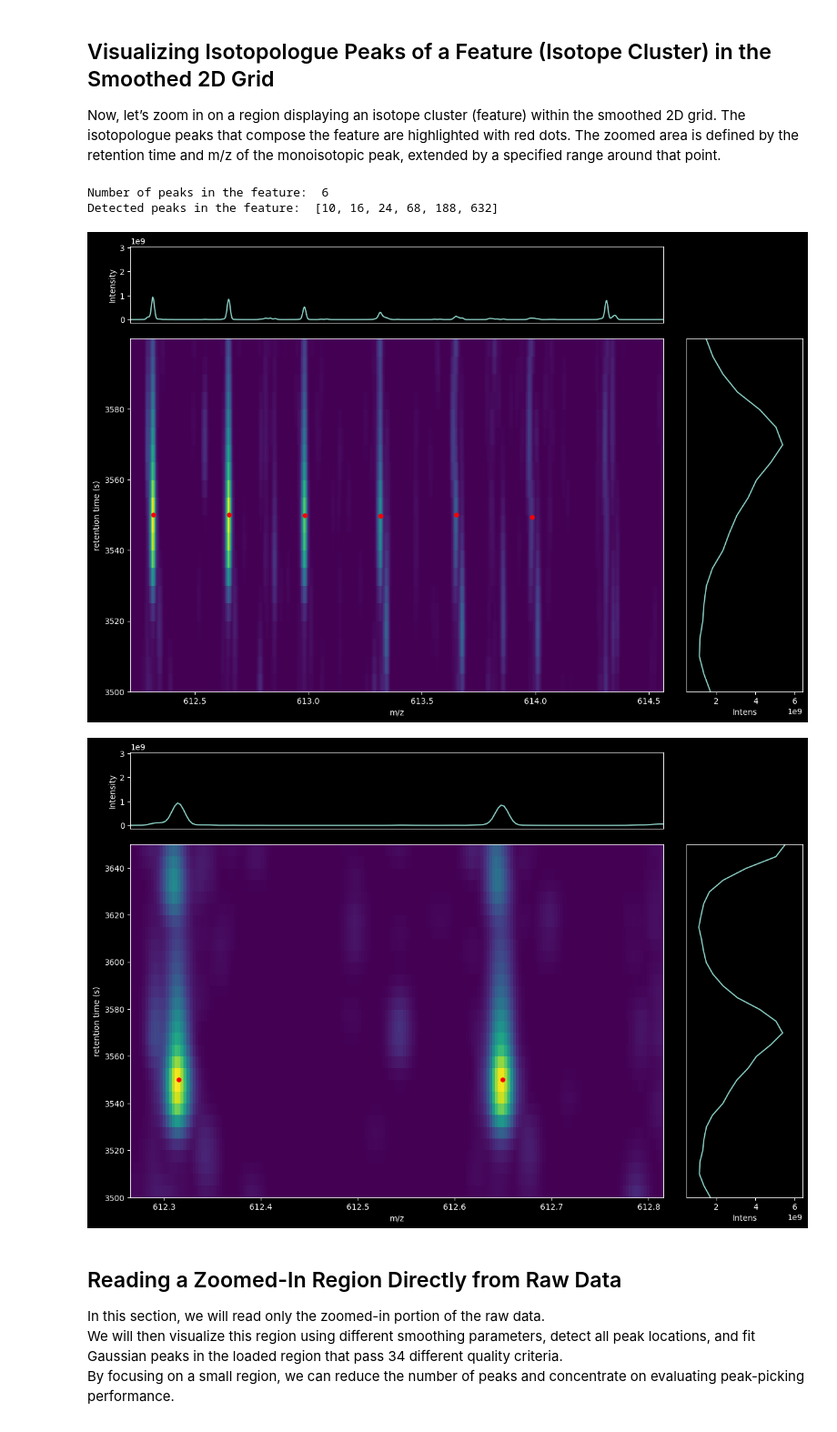
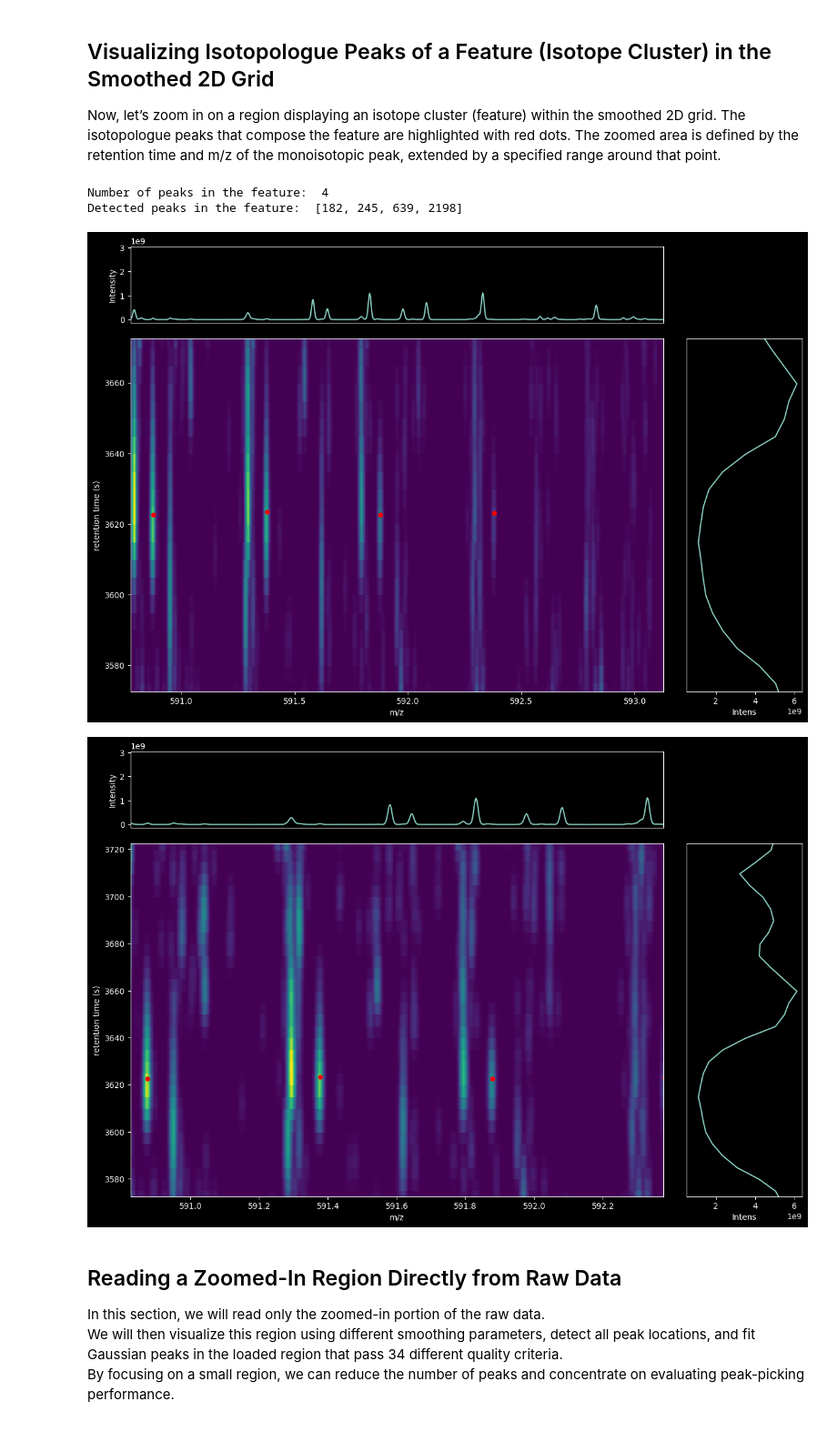
Before and after one commit to PASTAQ-MS/PASTAQ, a Jupyter notebook: examples/pastaqExamples.ipynb, the cells around one changed output. Shown at 91% size. Saved outputs shown, nothing was run; the diff lists cells and outputs as text; code cells hidden in the pictures.

```diff
--- a/examples/pastaqExamples.ipynb
+++ b/examples/pastaqExamples.ipynb
@@ -263,32 +263,32 @@ Now, let’s zoom in on a region displaying an isotope cluster (feature) within
 The zoomed area is defined by the retention time and m/z of the monoisotopic peak, extended by a specified range around that point.
 # %%
 # show zoom in isotope cluster with detected peaks
-peak1Idx = 24
+peak1Idx = 245
 rtp = 50 # retention in seconds added to isotope cluster monoisotopic peak m/z value (define the positive extension range of the plot in retention time)
 rtm = 50 # retention in seconds substracted to isotope cluster monoisotopic peak m/z value (define the negative extension range of the plot in retention time)
 mzm = 0.1 # m/z in Da added to isotope cluster monoisotopic peak m/z value (define the positive extension range of the plot in m/z)
 mzp = 2.25 # m/z in Da substracted to isotope cluster monoisotopic peak m/z value (define the negative extension range of the plot in m/z)
 
 featuresList = [obj for obj in features1 if peak1Idx in obj.peak_ids]
 if len(featuresList) > 1:
     print('More than one feature detected for the peak')
 print('Number of peaks in the feature: ', len(featuresList[0].peak_ids))
 print('Detected peaks in the feature: ', featuresList[0].peak_ids)
 
 plot_feature_zoom(grid1, featuresList[0], peaks1, mzm, mzp, rtm, rtp)
 
 # zoom in to monoisotopic peak even more showing the area for 2 isotopologue peaks
 rtp = 100 # retention in seconds added to isotope cluster monoisotopic peak m/z value (define the positive extension range of the plot in retention time)
 rtm = 50 # retention in seconds substracted to isotope cluster monoisotopic peak m/z value (define the negative extension range of the plot in retention time)
 mzm = 0.05 # m/z in Da added to isotope cluster monoisotopic peak m/z value (define the positive extension range of the plot in m/z)
-mzp = 0.5 # m/z in Da substracted to isotope cluster monoisotopic peak m/z value (define the negative extension range of the plot in m/z)
+mzp = 1.5 # m/z in Da substracted to isotope cluster monoisotopic peak m/z value (define the negative extension range of the plot in m/z)
 
 plot_feature_zoom(grid1, featuresList[0], peaks1, mzm, mzp, rtm, rtp)
 # %% [output]
-Number of peaks in the feature:  6
-Detected peaks in the feature:  [10, 16, 24, 68, 188, 632]
+Number of peaks in the feature:  4
+Detected peaks in the feature:  [182, 245, 639, 2198]
-[figure, old version]
+[figure, new version]
-[figure, old version]
+[figure, new version]
 # %% [markdown]
 ## Reading a Zoomed-In Region Directly from Raw Data
 
```
Also changed, not shown: parts of 2 cells of this notebook, 3 other files.
